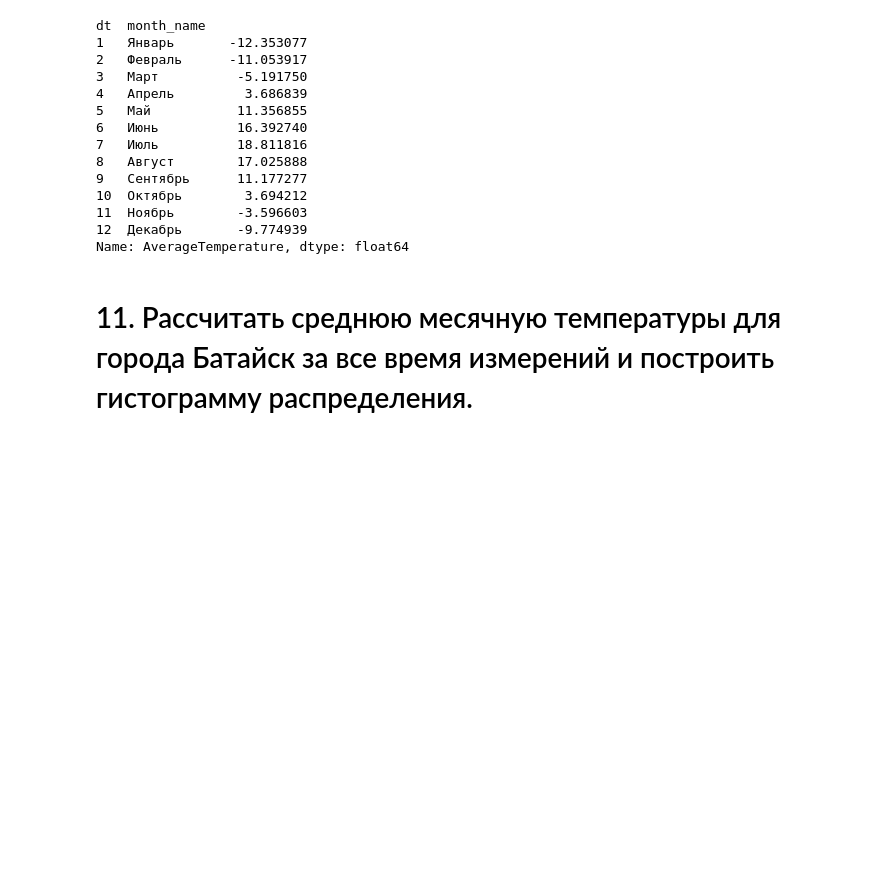
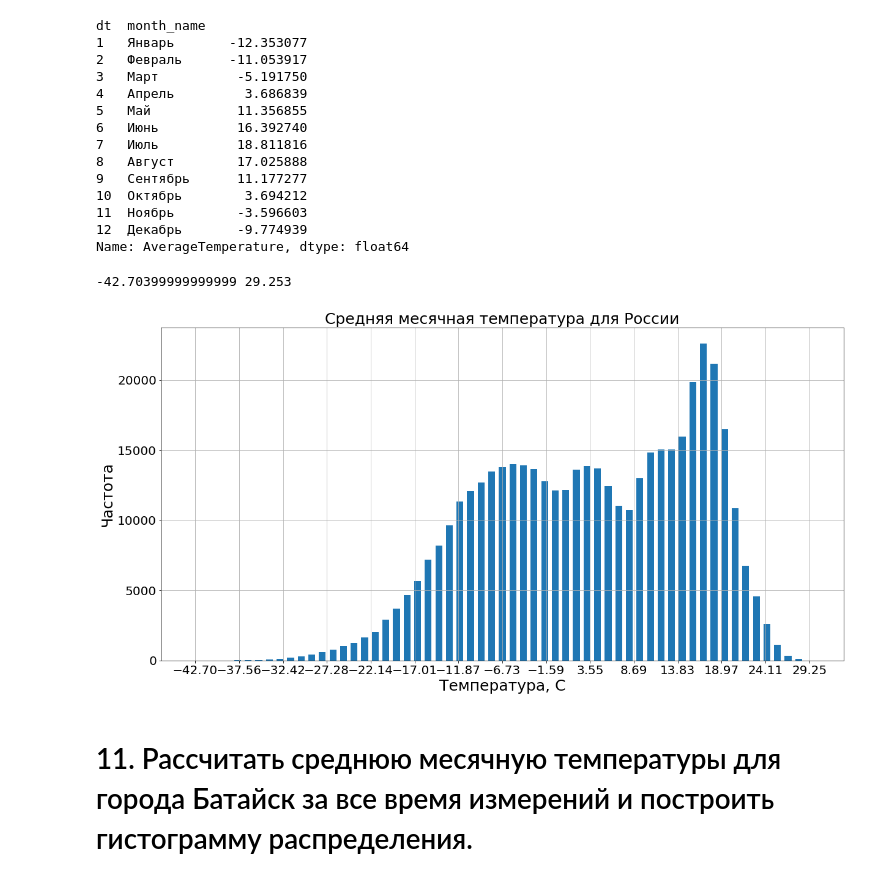
Before and after one commit to lerofa/itmo_python, a Jupyter notebook: DZ6/temp_dataset_analyz.ipynb, the cells around one changed output. Saved outputs shown, nothing was run; the diff lists cells and outputs as text; code cells hidden in the pictures; blank space fills up the shorter version.

```diff
--- a/DZ6/temp_dataset_analyz.ipynb
+++ b/DZ6/temp_dataset_analyz.ipynb
@@ -148,6 +168,23 @@ dt  month_name
 11  Ноябрь        -3.596603
 12  Декабрь       -9.774939
 Name: AverageTemperature, dtype: float64
+# %%
+temp_min = russian_cities['AverageTemperature'].min()
+temp_max = russian_cities['AverageTemperature'].max()
+print(temp_min, temp_max)
+russian_temps = russian_cities.groupby(pd.cut(russian_cities['AverageTemperature'], np.linspace(temp_min, temp_max, 60)))['dt'].count()
+
+plt.figure(figsize=(20, 10));
+plt.bar(np.linspace(temp_min, temp_max, len(russian_temps.index)), russian_temps)
+plt.xlabel('Температура, С', fontsize=25)
+plt.ylabel('Частота', fontsize=25)
+plt.title('Средняя месячная температура для России', fontsize=25)
+plt.xticks(np.linspace(temp_min, temp_max, 15), fontsize=20)
+plt.yticks(fontsize=20)
+plt.grid()
+# %% [output]
+-42.70399999999999 29.253
+[figure, added]
 # %% [markdown]
 # 11. Рассчитать среднюю месячную температуры для города Батайск за все время измерений и построить гистограмму распределения.
 # %%
```
Also changed, not shown: parts of 7 cells of this notebook, 1 other file.
